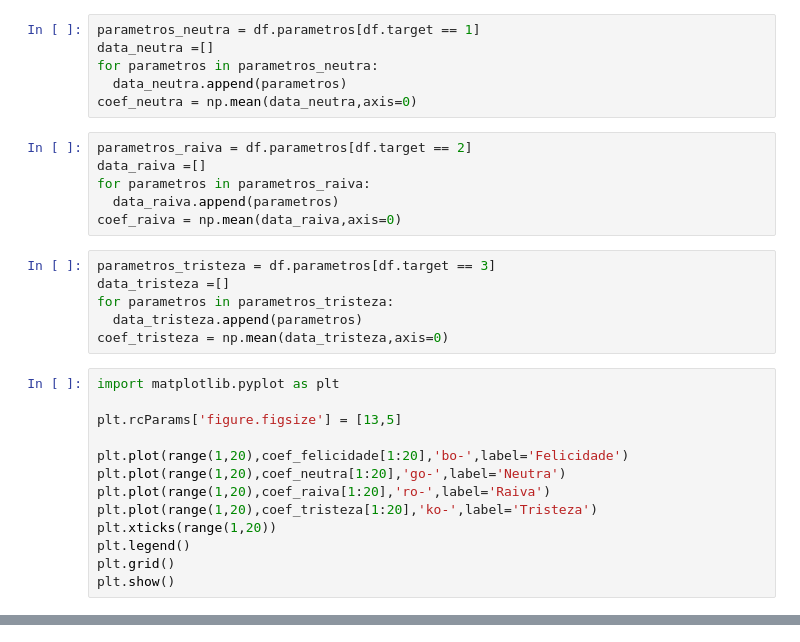
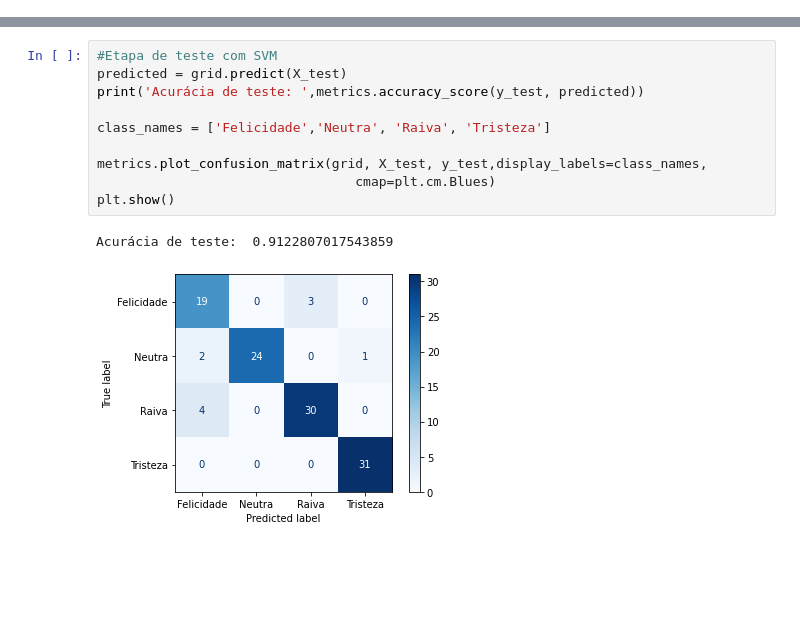
Before and after one commit to SergioPGJunior/Reconhecimento-de-emo-es-na-fala-com-udios-em-Portugu-s, a Jupyter notebook: projeto_SER.ipynb, the cells around one changed output, grey strips where cells are left out. Saved outputs shown, nothing was run; the diff lists cells and outputs as text; blank space fills up the shorter version.

```diff
--- a/projeto_SER.ipynb
+++ b/projeto_SER.ipynb
@@ -520,31 +2,0 @@ coef_felicidade = np.mean(data_felicidade,axis=0)
-# %%
-parametros_neutra = df.parametros[df.target == 1]
-data_neutra =[]
-for parametros in parametros_neutra:
-  data_neutra.append(parametros)
-coef_neutra = np.mean(data_neutra,axis=0)
-# %%
-parametros_raiva = df.parametros[df.target == 2]
-data_raiva =[]
-for parametros in parametros_raiva:
-  data_raiva.append(parametros)
-coef_raiva = np.mean(data_raiva,axis=0)
-# %%
-parametros_tristeza = df.parametros[df.target == 3]
-data_tristeza =[]
-for parametros in parametros_tristeza:
-  data_tristeza.append(parametros)
-coef_tristeza = np.mean(data_tristeza,axis=0)
-# %%
-import matplotlib.pyplot as plt
-
-plt.rcParams['figure.figsize'] = [13,5]
-
-plt.plot(range(1,20),coef_felicidade[1:20],'bo-',label='Felicidade')
-plt.plot(range(1,20),coef_neutra[1:20],'go-',label='Neutra')
-plt.plot(range(1,20),coef_raiva[1:20],'ro-',label='Raiva')
-plt.plot(range(1,20),coef_tristeza[1:20],'ko-',label='Tristeza')
-plt.xticks(range(1,20))
-plt.legend()
-plt.grid()
-plt.show()
@@ -569,0 +126,13 @@ plt.show()
+# %%
+#Etapa de teste com SVM
+predicted = grid.predict(X_test)
+print('Acurácia de teste: ',metrics.accuracy_score(y_test, predicted))
+
+class_names = ['Felicidade','Neutra', 'Raiva', 'Tristeza']
+
+metrics.plot_confusion_matrix(grid, X_test, y_test,display_labels=class_names,
+                                 cmap=plt.cm.Blues)
+plt.show()
+# %% [output]
+Acurácia de teste:  0.9122807017543859
+[figure, added]
```
Also changed, not shown: parts of 43 cells of this notebook.
